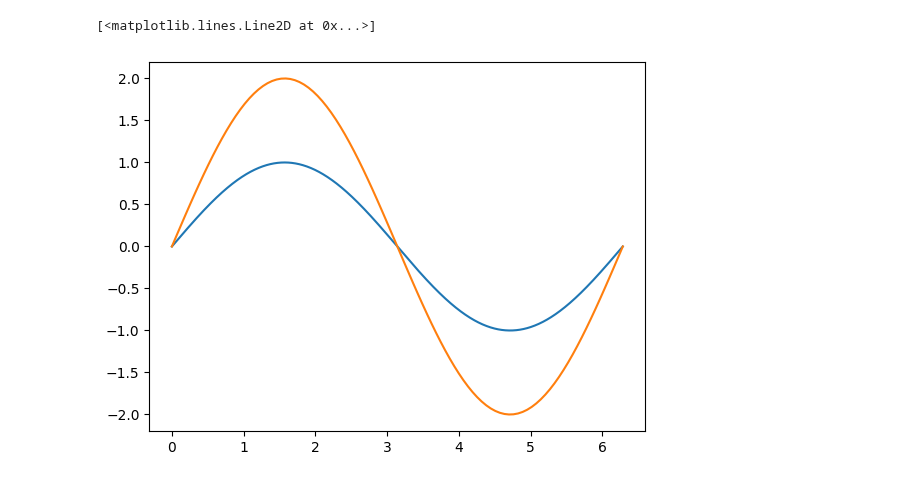
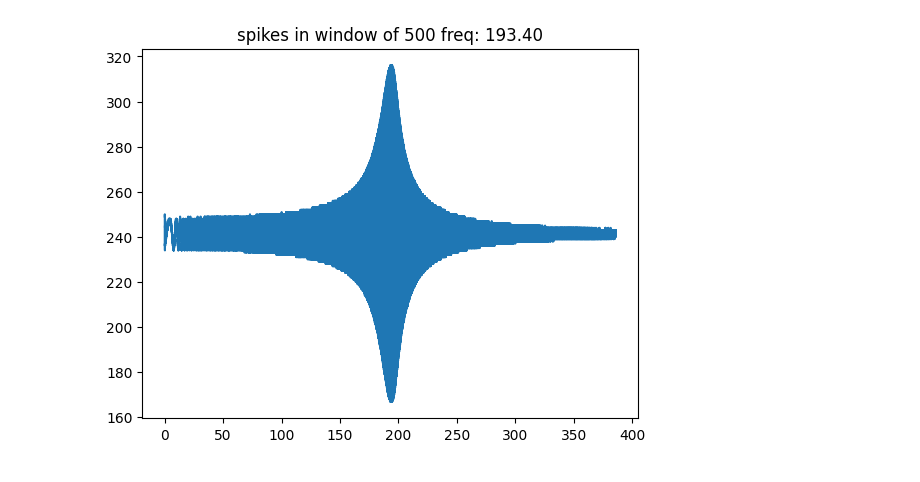
Before and after one commit to yakir4123/SNN-SCTN, a Jupyter notebook: notebooks/optuna_look_4_phase_shift.ipynb, the cells around one changed output. Cells and saved outputs as stored; diff of their text form; code cells hidden in the pictures.

```diff
--- a/notebooks/optuna_look_4_phase_shift.ipynb
+++ b/notebooks/optuna_look_4_phase_shift.ipynb
@@ -357,11 +288,44 @@ def n0n5_resonator(lf_lp_option, theta_input, theta, weight_input, weight_feedba
-# %%
-import numpy as np
-
-
-original_signal = np.sin(np.linspace(0, 2*np.pi, 1000))
-interpolated_signal = oversample(original_signal, 100)*2
-plt.plot(np.linspace(0, 2*np.pi, 1000), original_signal)
-plt.plot(np.linspace(0, 2*np.pi, 100), interpolated_signal)
-# %% [output]
-[<matplotlib.lines.Line2D at 0x...>]
-[figure, removed]
+# %%
+from snn.resonator import lp_by_lf, freq_of_resonator
+
+start_freq = 0
+
+params = {
+    "theta_input": -3,
+    "theta": -17,
+    "weight_input": 49,
+    "weight_feedback": 45,
+    "weight": 34,
+}
+freq0 = 193
+lf_lp_option = 4
+
+spectrum = 2 * freq0
+resonator = resonator_from_optuna(freq0, **params, lf_lp_option=lf_lp_option, clk_freq=clk_freq)
+resonator.log_out_spikes(-1)
+
+step = 1 / 40000
+test_size = int(spectrum / step)
+test_resonator_on_chirp(
+    resonator,
+    start_freq=start_freq,
+    step=step,
+    test_size=test_size,
+    clk_freq=clk_freq
+)
+
+spikes_neuron = resonator.neurons[-1]
+y_events = spikes_neuron.out_spikes()
+y_spikes = np.zeros(test_size)
+y_spikes[y_events] = 1
+spikes_window_size = 500
+y_spikes = np.convolve(y_spikes, np.ones(spikes_window_size, dtype=int), 'valid')
+x = np.linspace(start_freq, start_freq+spectrum, len(y_spikes))
+
+best_lp = lp_by_lf(lf_lp_option, freq0, clk_freq)
+f_resonator = freq_of_resonator(clk_freq, lf_lp_option, best_lp)
+plt.title(f'spikes in window of {spikes_window_size} freq: {f_resonator:.2f}')
+plt.plot(x, y_spikes)
+plt.show()
+# %% [output]
+[figure, added]
```
Also changed, not shown: parts of 11 cells of this notebook, 4 other files.
